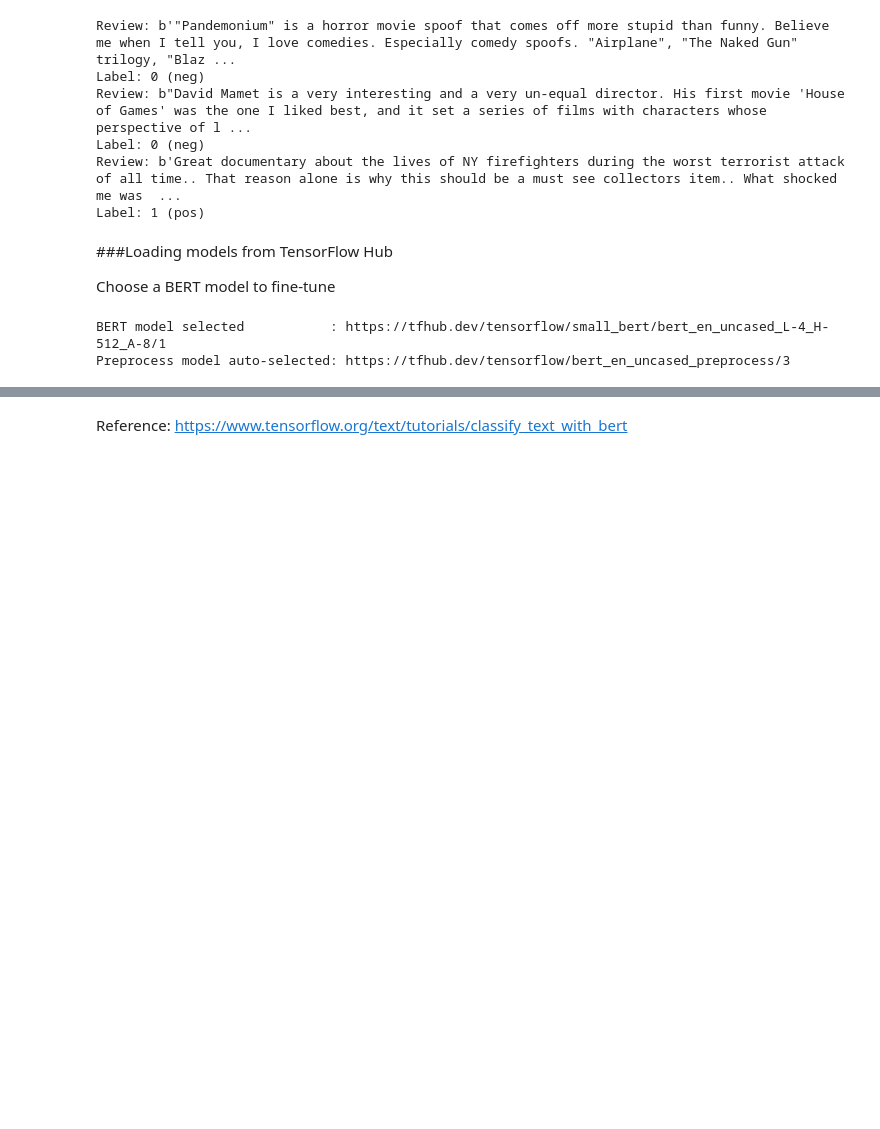
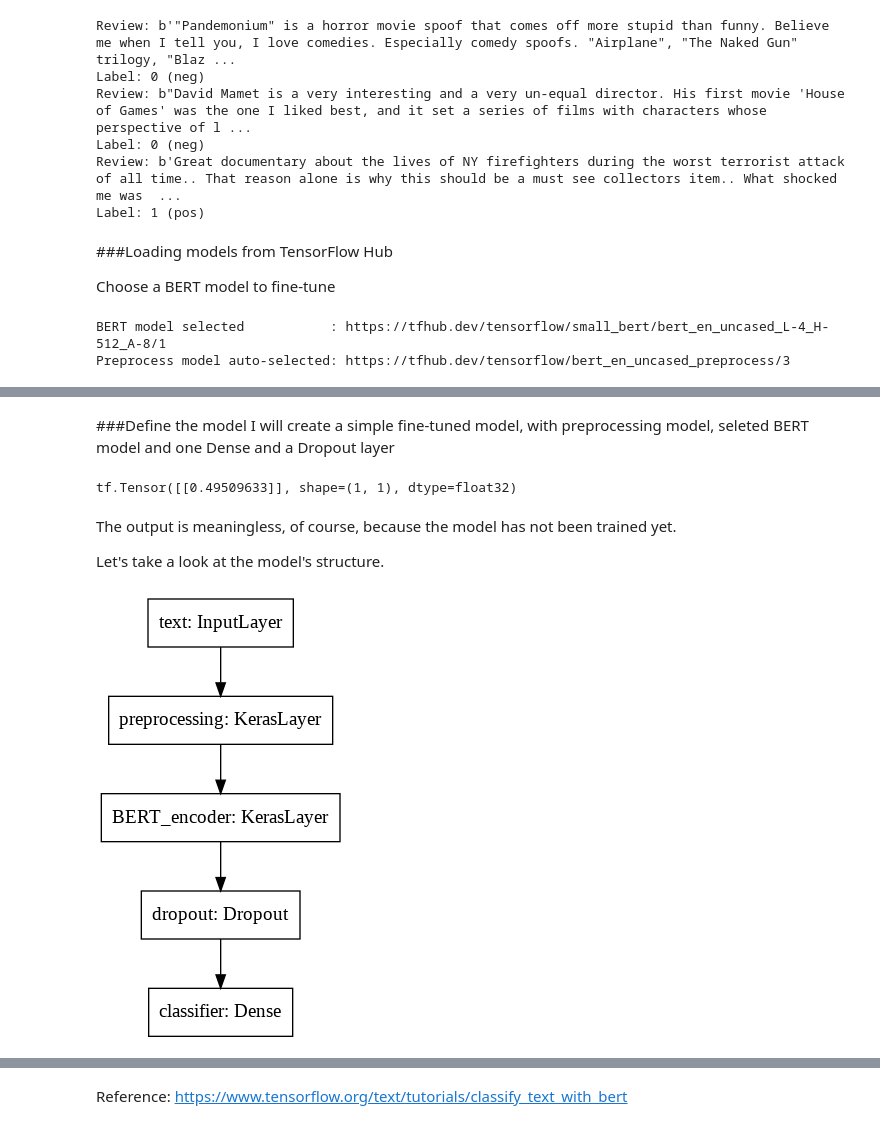
Before and after one commit to afrojaakter/Natural-Language-Processing, a Jupyter notebook: TestClassification_withBERT.ipynb, the cells around one changed output, grey strips where cells are left out. Drawn from its saved outputs; the diff is of its cells as text; code cells hidden in the pictures; blank space fills up the shorter version.

```diff
--- a/TestClassification_withBERT.ipynb
+++ b/TestClassification_withBERT.ipynb
@@ -286,0 +319,29 @@ Type Ids   : [0 0 0 0 0 0 0 0 0 0 0 0]
+# %% [markdown]
+###Define the model
+I will create a simple fine-tuned model, with preprocessing model, seleted BERT model and one Dense and a Dropout  layer
+# %%
+def build_classifier_model():
+  text_input = tf.keras.layers.Input(shape =(), dtype=tf.string, name='text')
+  preprocessing_layer = hub.KerasLayer(tfhub_handle_preprocess, name = 'preprocessing')
+  encoder_inputs = preprocessing_layer(text_input)
+  encoder = hub.KerasLayer(tfhub_handle_encoder, trainable=True, name='BERT_encoder')
+  outputs = encoder(encoder_inputs)
+  net = outputs['pooled_output']
+  net = tf.keras.layers.Dropout(0.1)(net)
+  net = tf.keras.layers.Dense(1, activation=None, name='classifier')(net)
+  return tf.keras.Model(text_input, net)
+# %%
+#check that the model runs with the output of the preprocessing model.
+classifier_model = build_classifier_model()
+bert_raw_result = classifier_model(tf.constant(text_test))
+print(tf.sigmoid(bert_raw_result))
+# %% [output]
+tf.Tensor([[0.49509633]], shape=(1, 1), dtype=float32)
+# %% [markdown]
+The output is meaningless, of course, because the model has not been trained yet.
+
+Let's take a look at the model's structure.
+# %%
+tf.keras.utils.plot_model(classifier_model)
+# %% [output]
+[figure, added]
```
Also changed, not shown: parts of 19 cells of this notebook.
